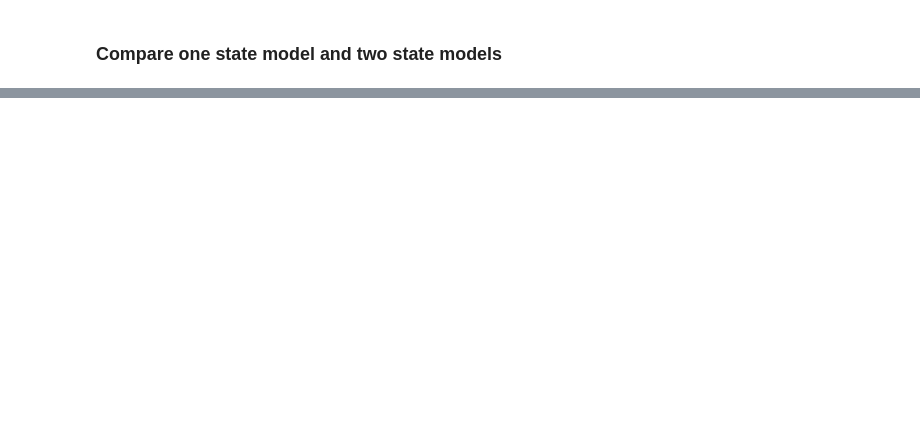
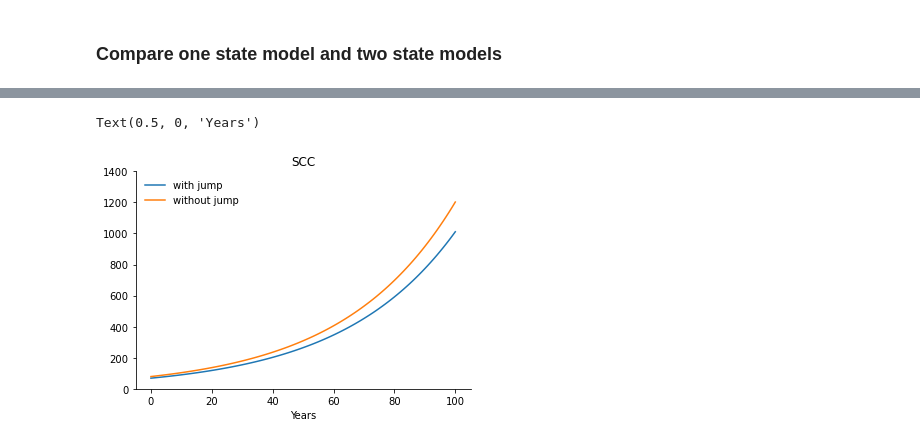
Before and after one commit to lphansen/ClimateUncertaintySpillover, a Jupyter notebook: notebook/plots_standardized_corrected.ipynb, the cells around one changed output, grey strips where cells are left out. Saved outputs shown, nothing was run; the diff lists cells and outputs as text; code cells hidden in the pictures; blank space fills up the shorter version.

```diff
--- a/notebook/plots_standardized_corrected.ipynb
+++ b/notebook/plots_standardized_corrected.ipynb
@@ -776,0 +773,13 @@ np.mean(model['θ'])*290
+# %%
+SCCt = η*(0.025)*Kt/((1.-η)*et) * 1000 # .025 is alpha - i/k
+SCCt_damage_ambiguity = η*(0.025)*Kt/((1.-η)*et_damage_ambiguity) * 1000 # .025 is alpha - i/k
+# %%
+plt.plot(SCCt, label='with jump')
+plt.plot(SCCt_damage_ambiguity, label='without jump')
+plt.legend(frameon=False)
+plt.ylim(0, 1400)
+plt.title('SCC')
+plt.xlabel('Years')
+# %% [output]
+Text(0.5, 0, 'Years')
+[figure, added]
```
Also changed, not shown: parts of 21 cells of this notebook, 18 other files.
